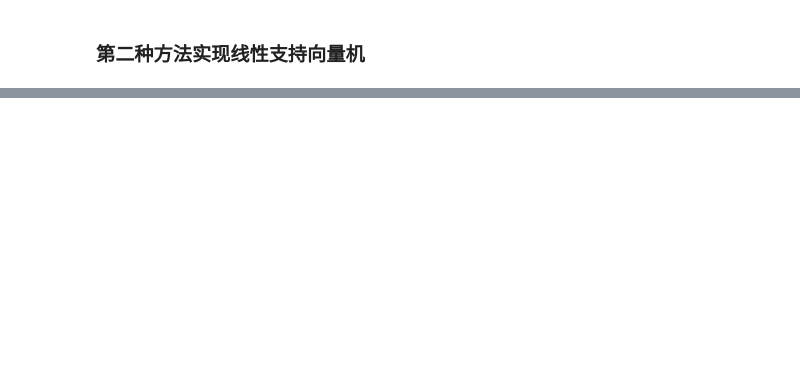
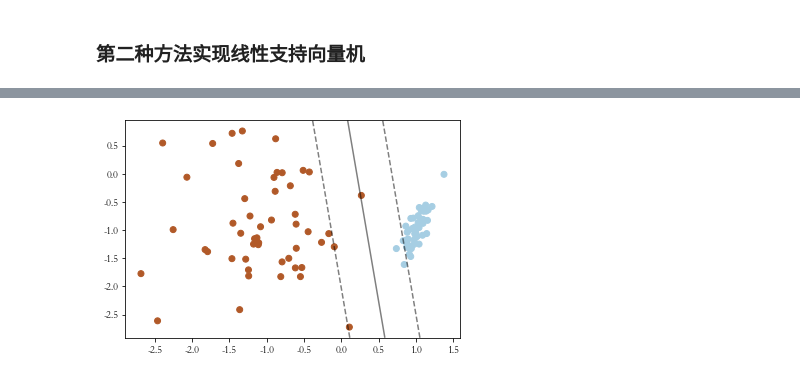
Before and after one commit to YiyaoZhang9527/Algorithm-class-at-Huai-Vocational-College, a Jupyter notebook: 分类算法资料/支持向量机/线性支持向量机.ipynb, the cells around one changed output, grey strips where cells are left out. Saved outputs shown, nothing was run; the diff lists cells and outputs as text; code cells hidden in the pictures; blank space fills up the shorter version.

```diff
--- a/分类算法资料/支持向量机/线性支持向量机.ipynb
+++ b/分类算法资料/支持向量机/线性支持向量机.ipynb
@@ -92,0 +123,31 @@ accuracy_score(y_test,prediction_y_Lsvc)
+# %%
+import numpy as np
+import matplotlib.pyplot as plt
+from sklearn import datasets
+from sklearn import svm
+
+# 生成一些随机数据
+X, y = datasets.make_classification(n_samples=100, n_features=2, n_classes=2, n_clusters_per_class=1, n_redundant=0)
+
+# 创建SVM模型
+clf = svm.SVC(kernel='linear')
+clf.fit(X, y)
+
+# 绘制数据点
+plt.scatter(X[:, 0], X[:, 1], c=y, cmap=plt.cm.Paired)
+
+# 绘制决策边界
+ax = plt.gca()
+xlim = ax.get_xlim()
+ylim = ax.get_ylim()
+
+# 创建网格来评估模型
+xx, yy = np.meshgrid(np.linspace(xlim[0], xlim[1], 50), np.linspace(ylim[0], ylim[1], 50))
+Z = clf.decision_function(np.c_[xx.ravel(), yy.ravel()])
+Z = Z.reshape(xx.shape)
+
+# 绘制决策边界和间隔
+plt.contour(xx, yy, Z, colors='k', levels=[-1, 0, 1], alpha=0.5, linestyles=['--', '-', '--'])
+plt.show()
+# %% [output]
+[figure, added]
```
Also changed, not shown: parts of 7 cells of this notebook, 6 other files.
